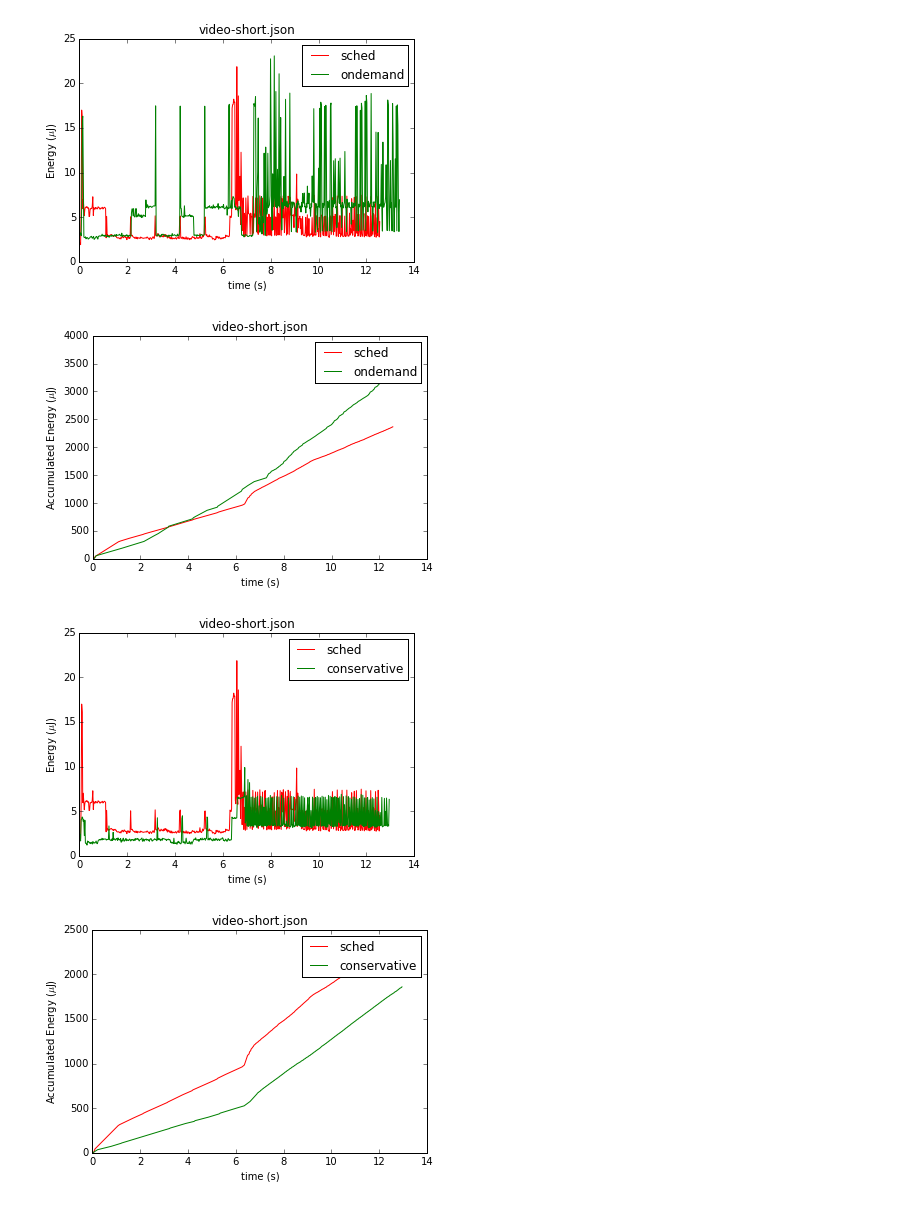
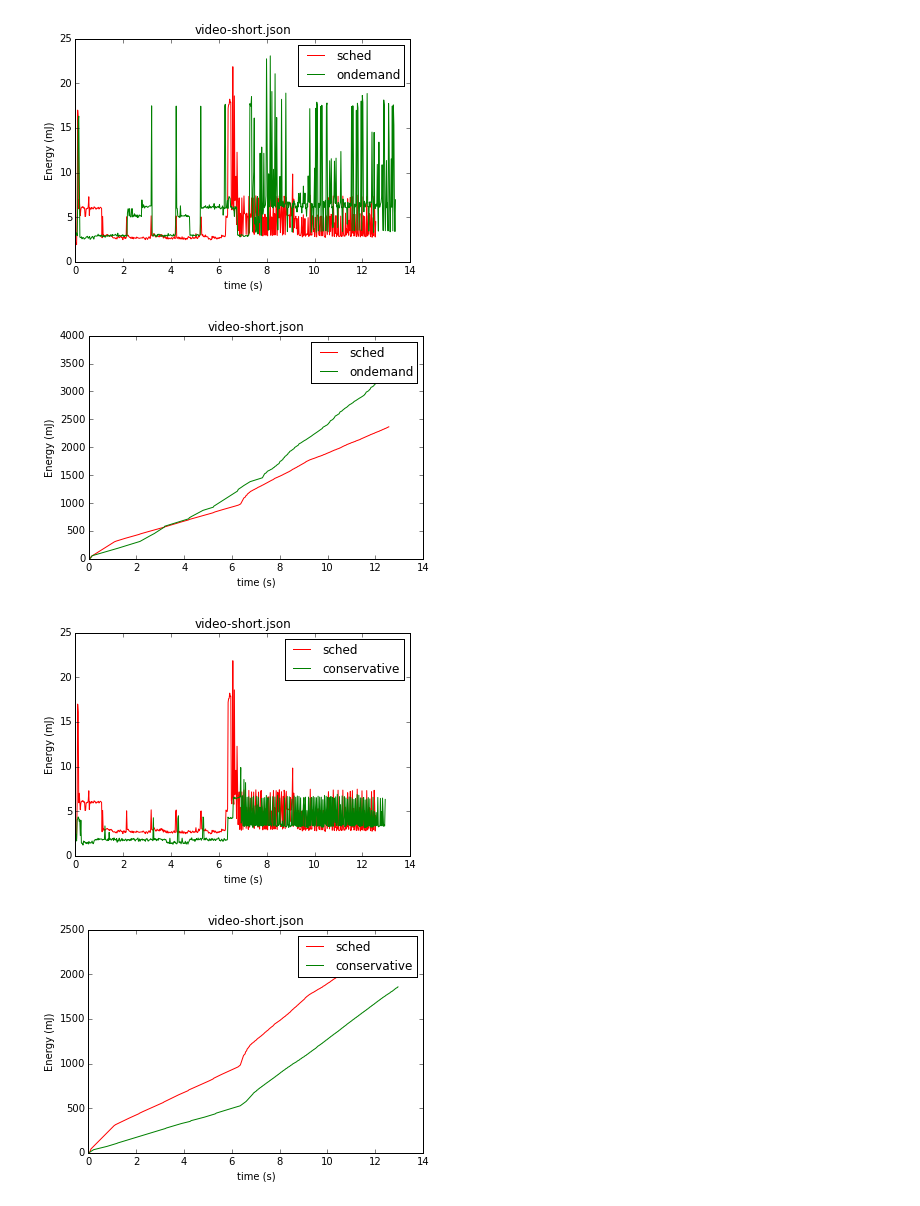
Before and after one commit to freedomtan/servod-scripts, a Jupyter notebook: dvfs-video-short.ipynb, the cells around one changed output. Saved outputs shown, nothing was run; the diff lists cells and outputs as text; code cells hidden in the pictures.

```diff
--- a/dvfs-video-short.ipynb
+++ b/dvfs-video-short.ipynb
@@ -1,26 +1,26 @@
 # %%
 %matplotlib inline
 import numpy as np
 import matplotlib
 import matplotlib.pyplot as plt
 
 x, y = np.loadtxt('video-short-sched.data', delimiter=' ', usecols=(0, 1), unpack=True)
 xo, yo = np.loadtxt('video-short-ondemand.data', delimiter=' ', usecols=(0, 1), unpack=True)
 
 fig = plt.figure()
 
 ax1 = fig.add_subplot(111)
 
 ax1.set_title("video-short.json")
 ax1.set_xlabel('time (s)')
-ax1.set_ylabel('Energy (' + r'$\mu$'+'J)')
+ax1.set_ylabel('Energy (mJ)')
 
 ax1.plot(x,y, c='r', label='sched')
 ax1.plot(xo,yo, label='ondemand')
 
 leg = ax1.legend()
 # %% [output]
-[figure, old version]
+[figure, new version]
 # %%
 x, y = np.loadtxt('video-short-sched.data', delimiter=' ', usecols=(0, 3), unpack=True)
 xo, yo = np.loadtxt('video-short-ondemand.data', delimiter=' ', usecols=(0, 3), unpack=True)
@@ -31,14 +31,14 @@ ax1 = fig.add_subplot(111)
 
 ax1.set_title("video-short.json")
 ax1.set_xlabel('time (s)')
-ax1.set_ylabel('Accumulated Energy (' + r'$\mu$'+'J)')
+ax1.set_ylabel('Energy (mJ)')
 
 ax1.plot(x,y, c='r', label='sched')
 ax1.plot(xo,yo, label='ondemand')
 
 leg = ax1.legend()
 # %% [output]
-[figure, old version]
+[figure, new version]
 # %%
 x, y = np.loadtxt('video-short-sched.data', delimiter=' ', usecols=(0, 1), unpack=True)
 xo, yo = np.loadtxt('video-short-conservative.data', delimiter=' ', usecols=(0, 1), unpack=True)
@@ -49,7 +49,7 @@ ax1 = fig.add_subplot(111)
 
 ax1.set_title("video-short.json")
 ax1.set_xlabel('time (s)')
-ax1.set_ylabel('Energy (' + r'$\mu$'+'J)')
+ax1.set_ylabel('Energy (mJ)')
 
 ax1.plot(x,y, c='r', label='sched')
 ax1.plot(xo,yo, label='conservative')
@@ -59,7 +59,7 @@ leg = ax1.legend()
 
 plt.show()
 # %% [output]
-[figure, old version]
+[figure, new version]
 # %%
 x, y = np.loadtxt('video-short-sched.data', delimiter=' ', usecols=(0, 3), unpack=True)
 xo, yo = np.loadtxt('video-short-conservative.data', delimiter=' ', usecols=(0, 3), unpack=True)
@@ -70,7 +70,7 @@ ax1 = fig.add_subplot(111)
 
 ax1.set_title("video-short.json")
 ax1.set_xlabel('time (s)')
-ax1.set_ylabel('Accumulated Energy (' + r'$\mu$'+'J)')
+ax1.set_ylabel('Energy (mJ)')
 
 ax1.plot(x,y, c='r', label='sched')
 ax1.plot(xo,yo, label='conservative')
@@ -78,7 +78,7 @@ ax1.plot(xo,yo, label='conservative')
 
 leg = ax1.legend()
 # %% [output]
-[figure, old version]
+[figure, new version]
 # %%
 x, y = np.loadtxt('video-short-sched.data', delimiter=' ', usecols=(0, 1), unpack=True)
 xo, yo = np.loadtxt('video-short-powersave.data', delimiter=' ', usecols=(0, 1), unpack=True)
```
Also changed, not shown: parts of 4 cells of this notebook.
